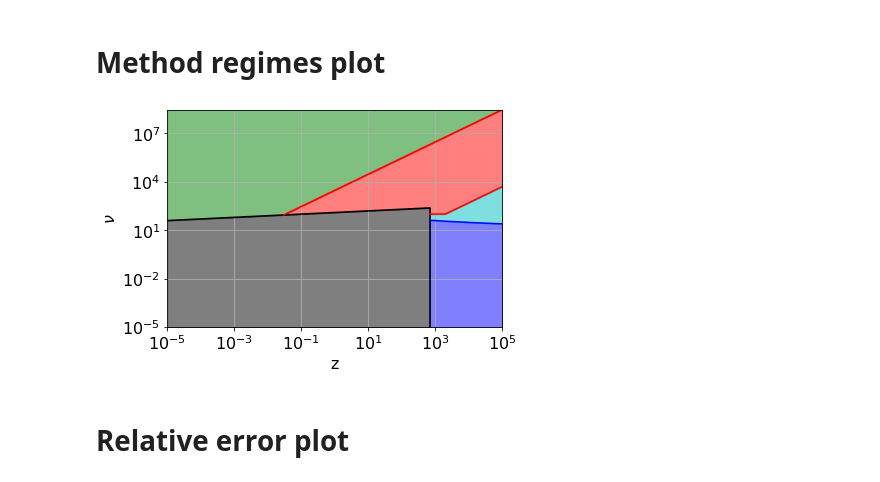
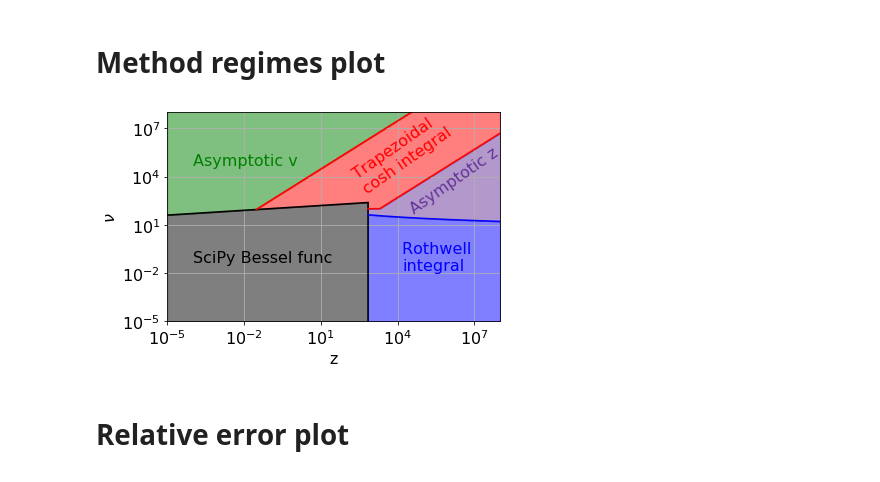
Before and after one commit to jacob-hjortlund/Bsc, a Jupyter notebook: Log bessel.ipynb, the cells around one changed output. Saved outputs shown, nothing was run; the diff lists cells and outputs as text; code cells hidden in the pictures.

```diff
--- a/Log bessel.ipynb
+++ b/Log bessel.ipynb
@@ -139,7 +139,7 @@ def trap_lower_plot(z):
     return b1
 # %%
 logmin = -5
-logmax = 5
+logmax = 8
 z = np.logspace(logmin, logmax, 7500)
 
 scipy_bounds = scipy_bound(z[z<=7E2])
@@ -151,28 +151,40 @@ trap_lower_bounds = trap_bound_lower(z[z>7E2])
 # %%
 fig1, ax1 = plt.subplots()
 
 ax1.set(xlabel='z', ylabel=r'$\nu$', yscale='log', xscale='log')
 ax1.set_xlim(10**logmin, z[-1])
 ax1.set_ylim(10**logmin, trap_upper_bounds[-1])
 
 ax1.plot(z[z<=7E2], scipy_bounds, c='k')
 ax1.vlines(7E2, 10**logmin, scipy_bounds[-1], color='k')
 
 ax1.plot(z[z>7E2], rothwell_bounds, c='b')
 
 ax1.plot(z[z>=z_trap_upper], trap_upper_bounds, c='r')
 ax1.plot(z[z>7E2], trap_lower_bounds, c='r')
 
+alpha=0.5
+
 z_trap = z[z>=z_trap_upper]
-ax1.fill_between(z, asymp_v_bound(z), np.ones(len(z))*trap_upper_bounds[-1], color='g', alpha=0.5)
-ax1.fill_between(z_trap, trap_lower_plot(z_trap), trap_upper_bounds, color='r', alpha=0.5)
-ax1.fill_between(z[z<=7E2], np.ones(len(z[z<=7E2]))*10**logmin, scipy_bounds, color='k', alpha=0.5)
-ax1.fill_between(z[z>7E2], np.ones(len(z[z>7E2]))*10**logmin, rothwell_bounds, color='b', alpha=0.5)
-ax1.fill_between(z[z>7E2], rothwell_bounds, trap_lower_bounds, color='c', alpha=0.5)
+ax1.fill_between(z, asymp_v_bound(z), np.ones(len(z))*trap_upper_bounds[-1], color='g', alpha=alpha)
+ax1.fill_between(z_trap, trap_lower_plot(z_trap), trap_upper_bounds, color='r', alpha=alpha)
+ax1.fill_between(z[z<=7E2], np.ones(len(z[z<=7E2]))*10**logmin, scipy_bounds, color='k', alpha=alpha)
+ax1.fill_between(z[z>7E2], np.ones(len(z[z>7E2]))*10**logmin, rothwell_bounds, color='b', alpha=alpha)
+ax1.fill_between(z[z>7E2], rothwell_bounds, trap_lower_bounds, color='rebeccapurple', alpha=alpha)
+
+ax1.text(1E-4,5E4, 'Asymptotic v', color='g')
+ax1.text(1.5E2, 1E3, 'Trapezoidal \ncosh integral', rotation=35, color='r')
+ax1.text(1E-4, 5E-2, 'SciPy Bessel func', color='k')
+ax1.text(1.5E4, 1.5E-2, 'Rothwell \nintegral', color='b')
+ax1.text(2.5E4, 0.5E2, 'Asymptotic z', rotation =35, color='rebeccapurple')
+
+
+ax1.set_ylim(1E-5,1E8)
+fig1.tight_layout()
 
 plt.savefig('Plots/method_regions.pdf')
 # %% [output]
-[figure, old version]
+[figure, new version]
 # %% [markdown]
 # Relative error plot
 # %%
```
Also changed, not shown: parts of 6 cells of this notebook, 1 other file.
